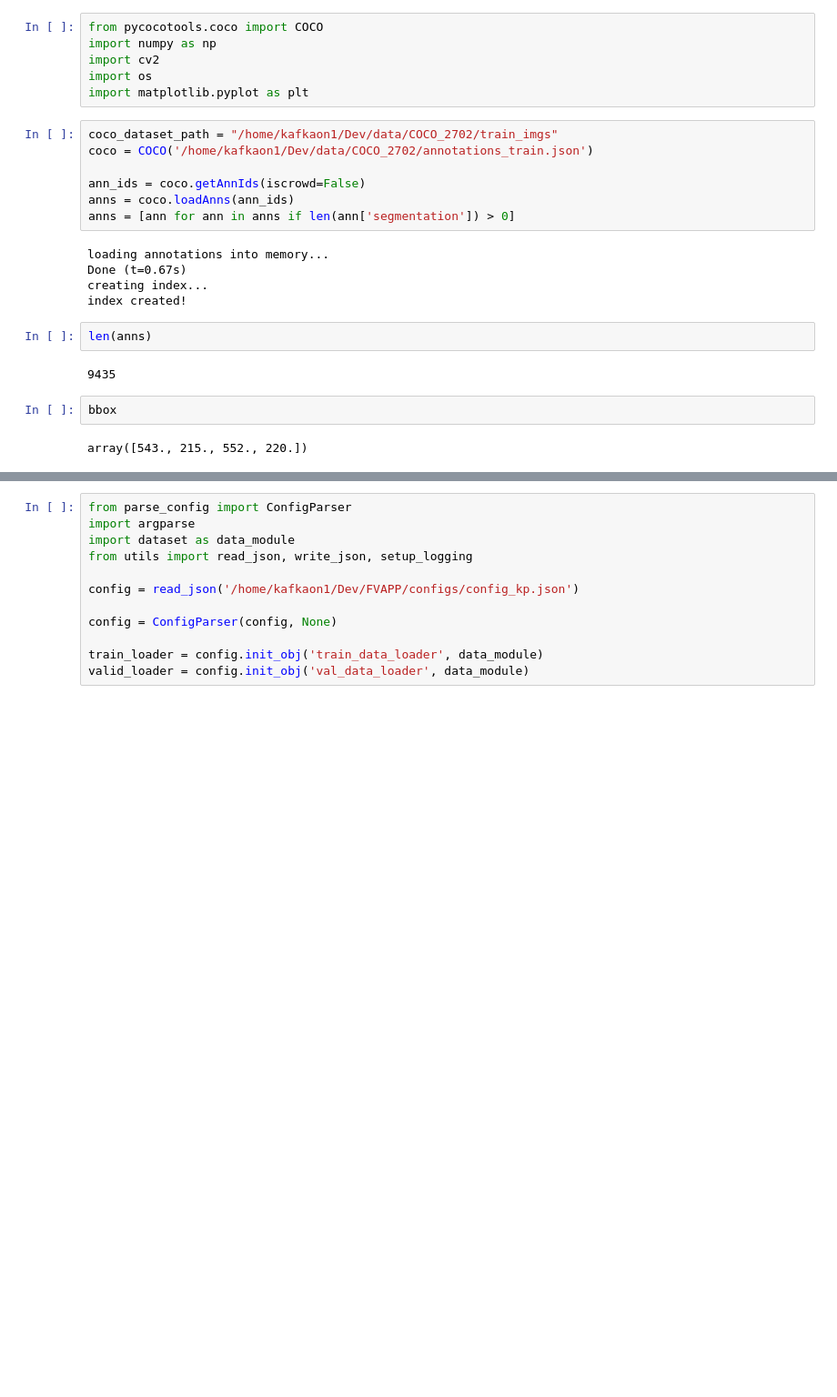
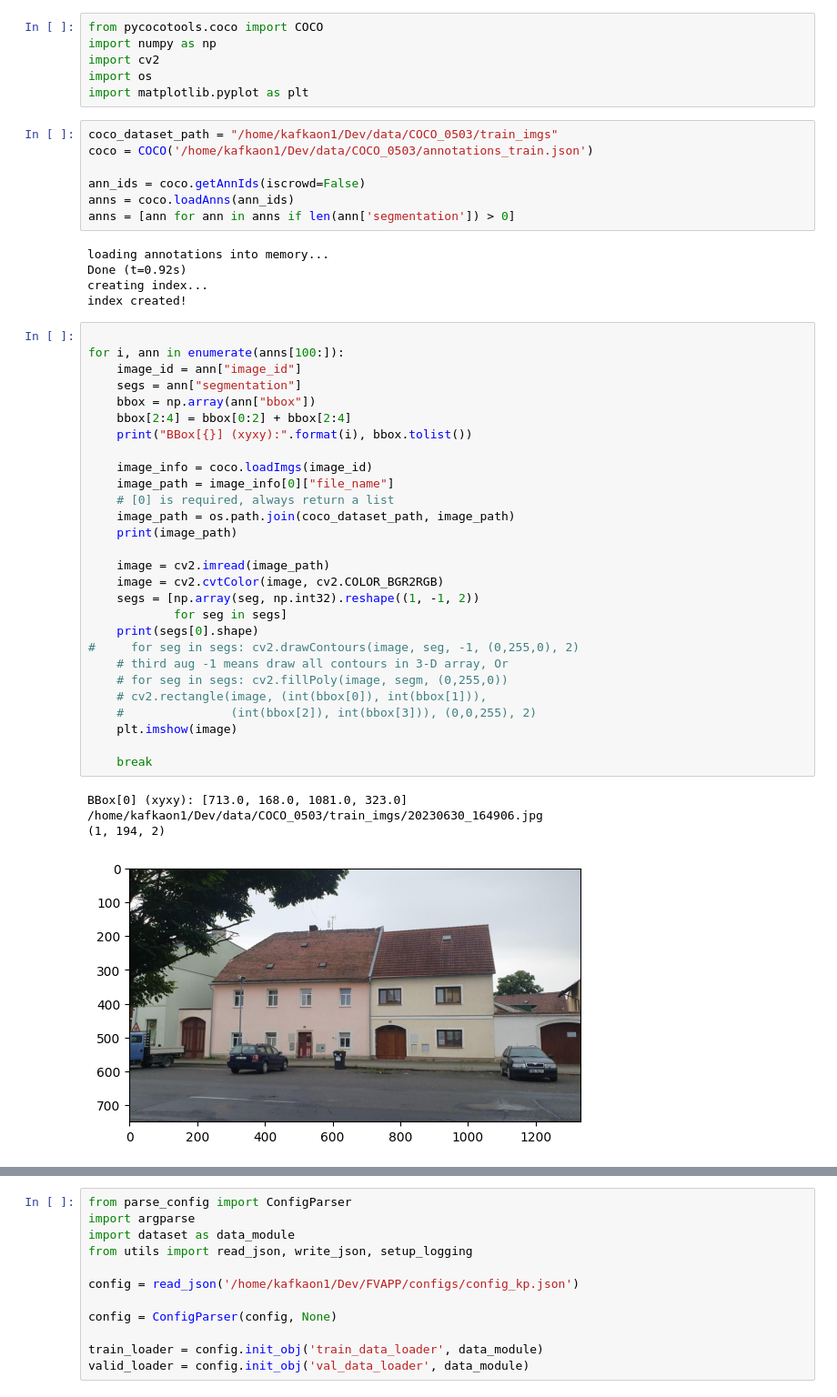
Before and after one commit to ondini/buildseg, a Jupyter notebook: demos/vis.ipynb, the cells around one changed output, grey strips where cells are left out. Shown at 91% size. Drawn from its saved outputs; the diff is of its cells as text; blank space fills up the shorter version.

```diff
--- a/demos/vis.ipynb
+++ b/demos/vis.ipynb
@@ -5,22 +5,47 @@ import cv2
 import os
 import matplotlib.pyplot as plt
 # %%
-coco_dataset_path = "/home/kafkaon1/Dev/data/COCO_2702/train_imgs"
-coco = COCO('/home/kafkaon1/Dev/data/COCO_2702/annotations_train.json')
+coco_dataset_path = "/home/kafkaon1/Dev/data/COCO_0503/train_imgs"
+coco = COCO('/home/kafkaon1/Dev/data/COCO_0503/annotations_train.json')
 
 ann_ids = coco.getAnnIds(iscrowd=False)
 anns = coco.loadAnns(ann_ids)
 anns = [ann for ann in anns if len(ann['segmentation']) > 0]
 # %% [output]
 loading annotations into memory...
-Done (t=0.67s)
+Done (t=0.92s)
 creating index...
 index created!
-# %%
-len(anns)
-# %% [output]
-9435
-# %%
-bbox
-# %% [output]
-array([543., 215., 552., 220.])
+# %%
+
+for i, ann in enumerate(anns[100:]):
+    image_id = ann["image_id"]
+    segs = ann["segmentation"]
+    bbox = np.array(ann["bbox"])
+    bbox[2:4] = bbox[0:2] + bbox[2:4]
+    print("BBox[{}] (xyxy):".format(i), bbox.tolist())
+
+    image_info = coco.loadImgs(image_id)
+    image_path = image_info[0]["file_name"]
+    # [0] is required, always return a list
+    image_path = os.path.join(coco_dataset_path, image_path)
+    print(image_path)
+
+    image = cv2.imread(image_path)
+    image = cv2.cvtColor(image, cv2.COLOR_BGR2RGB)
+    segs = [np.array(seg, np.int32).reshape((1, -1, 2))
+            for seg in segs]
+    print(segs[0].shape)
+#     for seg in segs: cv2.drawContours(image, seg, -1, (0,255,0), 2)
+    # third aug -1 means draw all contours in 3-D array, Or
+    # for seg in segs: cv2.fillPoly(image, segm, (0,255,0))
+    # cv2.rectangle(image, (int(bbox[0]), int(bbox[1])),
+    #               (int(bbox[2]), int(bbox[3])), (0,0,255), 2)
+    plt.imshow(image)
+
+    break
+# %% [output]
+BBox[0] (xyxy): [713.0, 168.0, 1081.0, 323.0]
+/home/kafkaon1/Dev/data/COCO_0503/train_imgs/20230630_164906.jpg
+(1, 194, 2)
+[figure, added]
```
Also changed, not shown: parts of 22 cells of this notebook, 13 other files.
